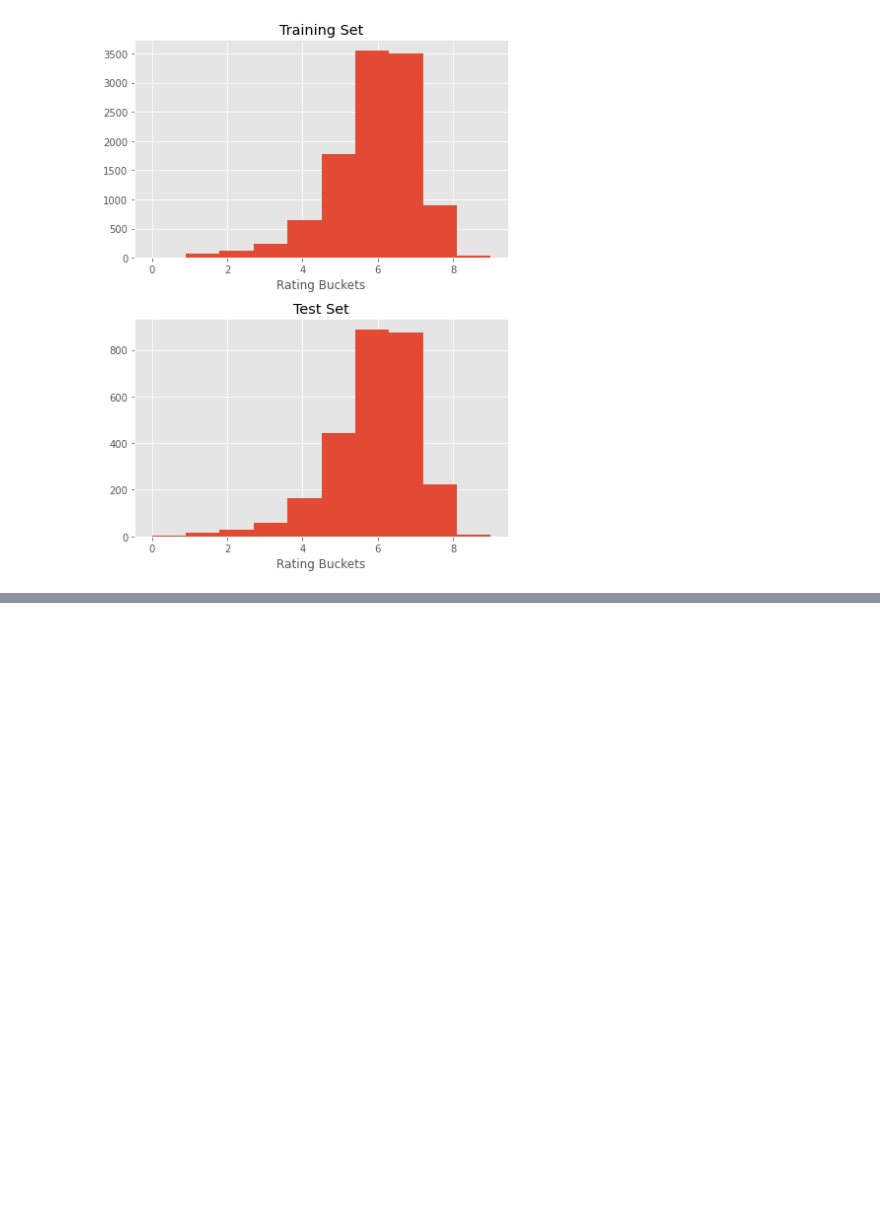
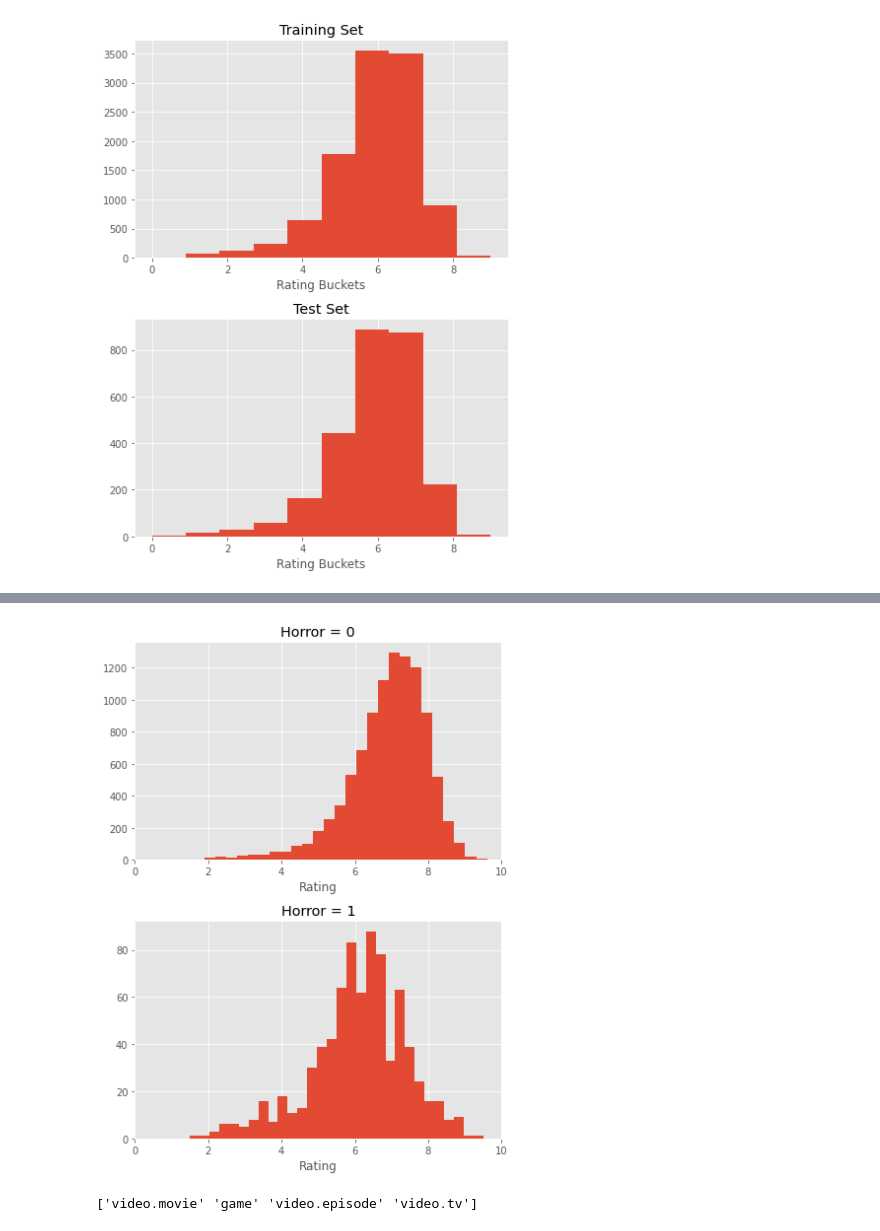
Before and after one commit to MoazAshraf/predicting-imdb-ratings, a Jupyter notebook: predicting_imdb_ratings.ipynb, the cells around one changed output, grey strips where cells are left out. Drawn from its saved outputs; the diff is of its cells as text; code cells hidden in the pictures; blank space fills up the shorter version.

```diff
--- a/predicting_imdb_ratings.ipynb
+++ b/predicting_imdb_ratings.ipynb
@@ -115,0 +214,9 @@ plt.show()
+# %%
+plot_binary_hists('Horror')
+plt.show()
+# %% [output]
+[figure, added]
+# %%
+print(imdb_data['type'].unique())
+# %% [output]
+['video.movie' 'game' 'video.episode' 'video.tv']
```
Also changed, not shown: parts of 15 cells of this notebook.
